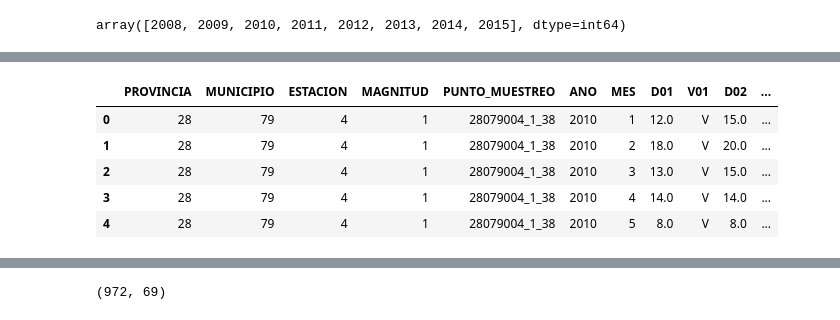
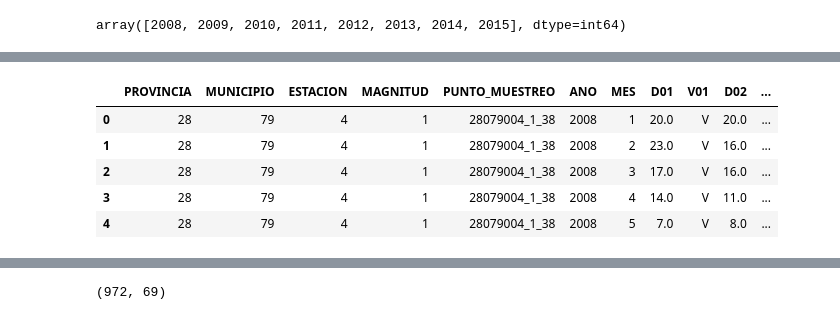
Before and after one commit to carlosgomezgil99/TFM, a Jupyter notebook: TFM_Carlos.ipynb, the cells around one changed output, grey strips where cells are left out. Drawn from its saved outputs; the diff is of its cells as text; code cells hidden in the pictures.

```diff
--- a/TFM_Carlos.ipynb
+++ b/TFM_Carlos.ipynb
@@ -59,12 +75,12 @@ df.describe(include='all').T
 # %%
-df_calidad_aire_10.head()
+df_calidad_aire_08.head()
 # %% [output]
 |  | PROVINCIA | MUNICIPIO | ESTACION | MAGNITUD | PUNTO_MUESTREO | ANO | MES | D01 | V01 | D02 | ... |
-| 0 | 28 | 79 | 4 | 1 | 28079004_1_38 | 2010 | 1 | 12.0 | V | 15.0 | ... |
-| 1 | 28 | 79 | 4 | 1 | 28079004_1_38 | 2010 | 2 | 18.0 | V | 20.0 | ... |
-| 2 | 28 | 79 | 4 | 1 | 28079004_1_38 | 2010 | 3 | 13.0 | V | 15.0 | ... |
-| 3 | 28 | 79 | 4 | 1 | 28079004_1_38 | 2010 | 4 | 14.0 | V | 14.0 | ... |
-| 4 | 28 | 79 | 4 | 1 | 28079004_1_38 | 2010 | 5 | 8.0 | V | 8.0 | ... |
+| 0 | 28 | 79 | 4 | 1 | 28079004_1_38 | 2008 | 1 | 20.0 | V | 20.0 | ... |
+| 1 | 28 | 79 | 4 | 1 | 28079004_1_38 | 2008 | 2 | 23.0 | V | 16.0 | ... |
+| 2 | 28 | 79 | 4 | 1 | 28079004_1_38 | 2008 | 3 | 17.0 | V | 16.0 | ... |
+| 3 | 28 | 79 | 4 | 1 | 28079004_1_38 | 2008 | 4 | 14.0 | V | 11.0 | ... |
+| 4 | 28 | 79 | 4 | 1 | 28079004_1_38 | 2008 | 5 | 7.0 | V | 8.0 | ... |
 # %%
 df.dtypes
 # %% [output]
```
Also changed, not shown: parts of 26 cells of this notebook.
